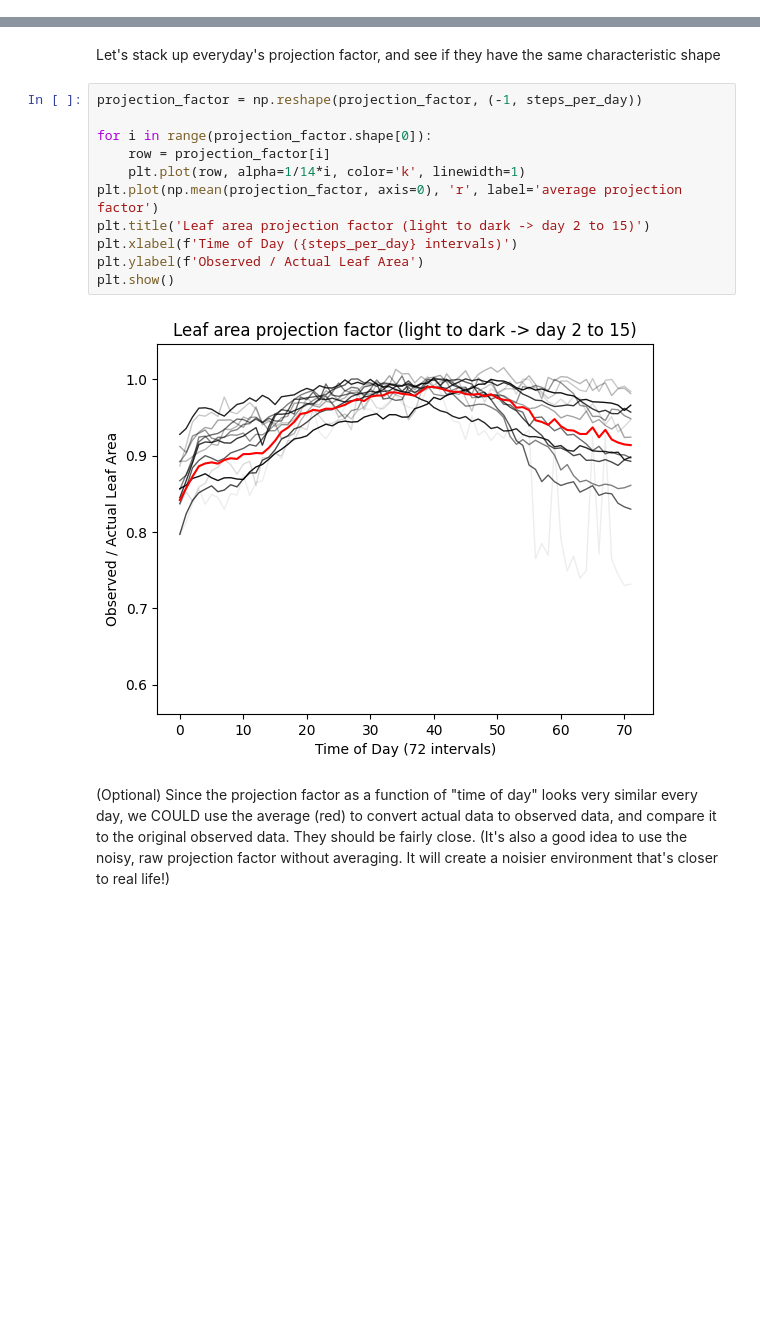
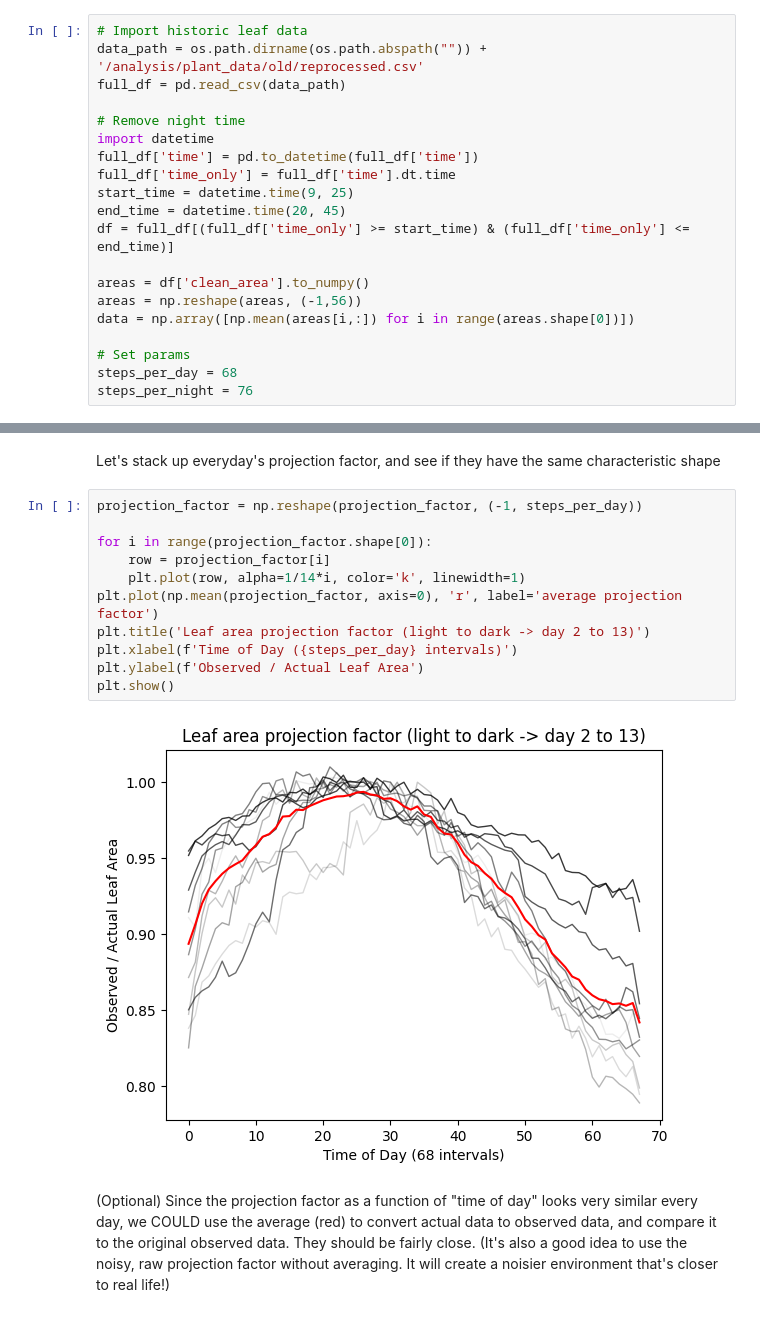
Before and after one commit to steventango/plant-rl, a Jupyter notebook: analysis/data_analysis_for_sim.ipynb, the cells around one changed output, grey strips where cells are left out. Saved outputs shown, nothing was run; the diff lists cells and outputs as text; blank space fills up the shorter version.

Commit message:
contextual bandit and add reprocessed old data to sim

```diff
--- a/analysis/data_analysis_for_sim.ipynb
+++ b/analysis/data_analysis_for_sim.ipynb
@@ -23,3 +12,23 @@ steps_per_night = 72
+# %%
+# Import historic leaf data
+data_path = os.path.dirname(os.path.abspath("")) + '/analysis/plant_data/old/reprocessed.csv'
+full_df = pd.read_csv(data_path)
+
+# Remove night time
+import datetime
+full_df['time'] = pd.to_datetime(full_df['time'])
+full_df['time_only'] = full_df['time'].dt.time
+start_time = datetime.time(9, 25)
+end_time = datetime.time(20, 45)
+df = full_df[(full_df['time_only'] >= start_time) & (full_df['time_only'] <= end_time)]
+
+areas = df['clean_area'].to_numpy()
+areas = np.reshape(areas, (-1,56))
+data = np.array([np.mean(areas[i,:]) for i in range(areas.shape[0])])
+
+# Set params
+steps_per_day = 68
+steps_per_night = 76
 # %% [markdown]
 ### Method 1: Interpolate between daily max values
 We assume that the maximal observed area in each day *is* the actual leaf area at that time stamp. We then interpolate between these time stamps, which all occur around the same time of the day. The interpolated function can be used to compute the actual area at any time. Note that we include night time in the interpolation.
@@ -109,16 +118,16 @@ Let's stack up everyday's projection factor, and see if they have the same chara
 # %%
 projection_factor = np.reshape(projection_factor, (-1, steps_per_day))
 
 for i in range(projection_factor.shape[0]):
     row = projection_factor[i]
     plt.plot(row, alpha=1/14*i, color='k', linewidth=1)
 plt.plot(np.mean(projection_factor, axis=0), 'r', label='average projection factor')
-plt.title('Leaf area projection factor (light to dark -> day 2 to 15)')
+plt.title('Leaf area projection factor (light to dark -> day 2 to 13)')
 plt.xlabel(f'Time of Day ({steps_per_day} intervals)')
 plt.ylabel(f'Observed / Actual Leaf Area')
 plt.show()
 # %% [output]
-[figure, old version]
+[figure, new version]
 # %% [markdown]
 (Optional) Since the projection factor as a function of "time of day" looks very similar every day, we COULD use the average (red) to convert actual data to observed data, and compare it to the original observed data. They should be fairly close. (It's also a good idea to use the noisy, raw projection factor without averaging. It will create a noisier environment that's closer to real life!)
 # %%
```
Also changed, not shown: parts of 9 cells of this notebook, 14 other files.
